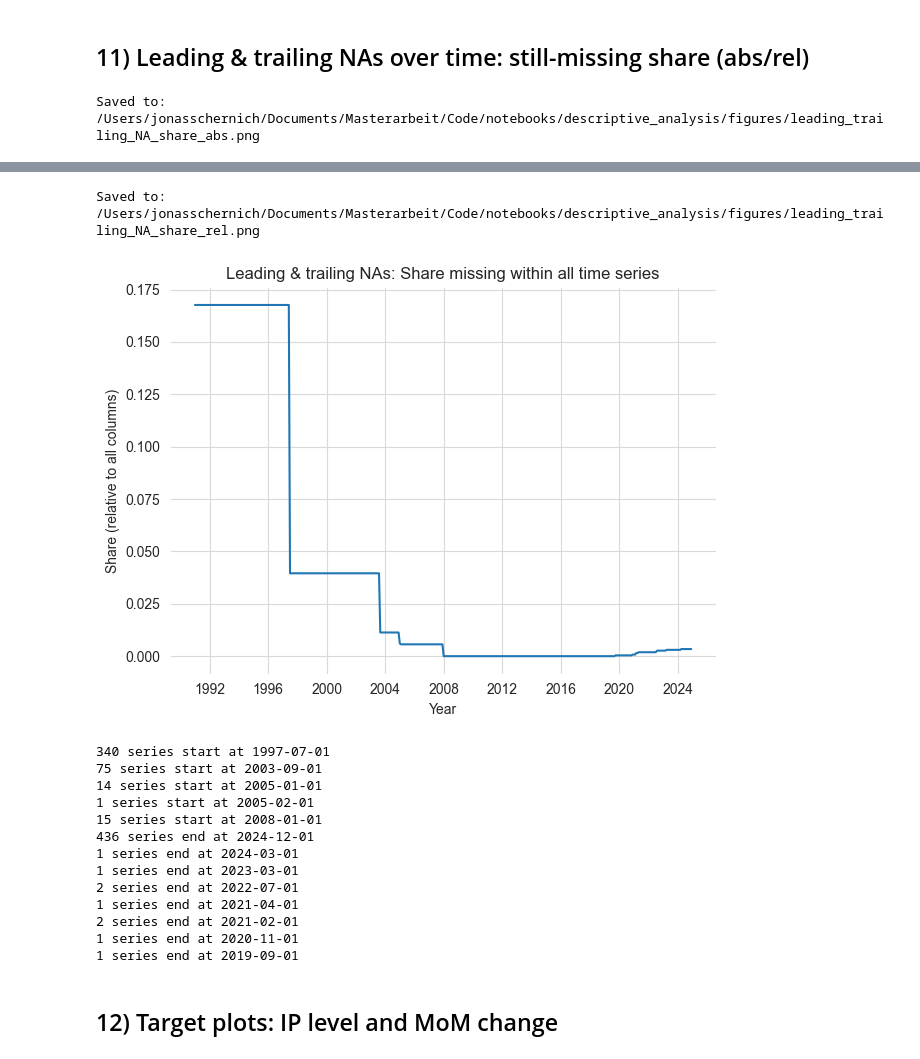
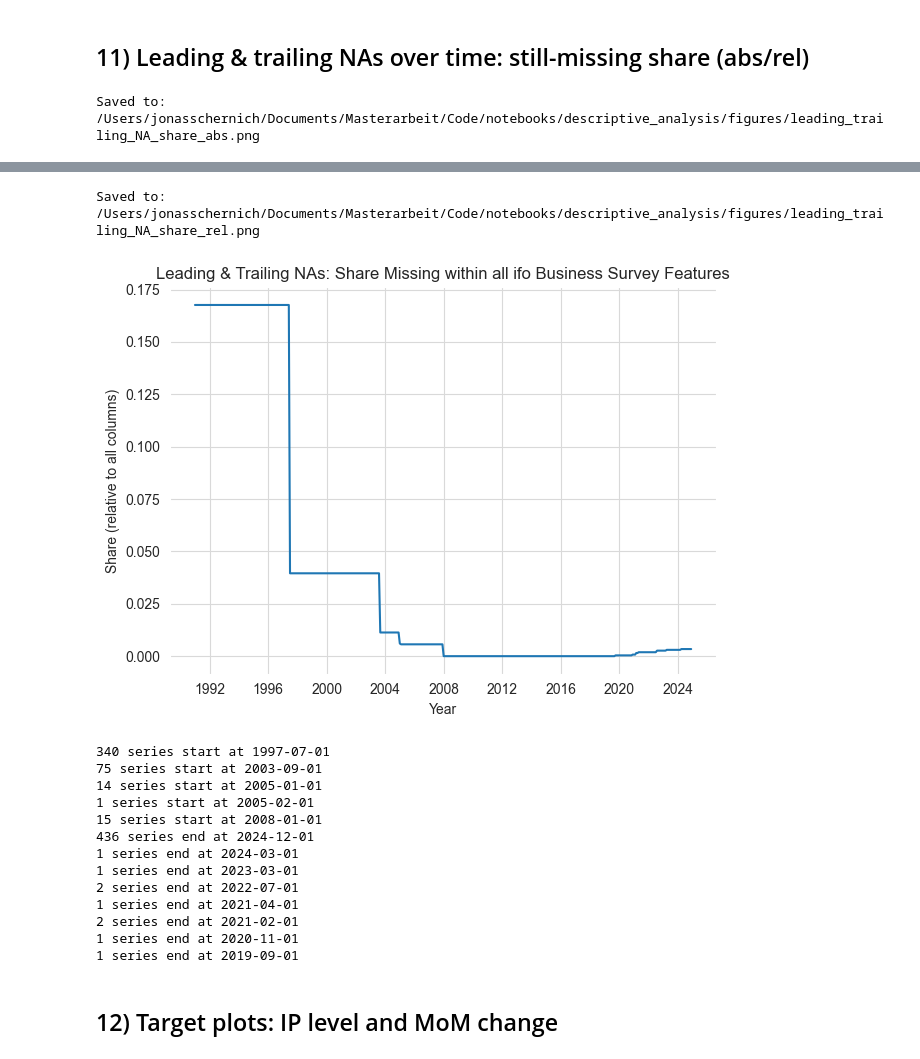
Before and after one commit to JonasSchernich/IndustrialProductionPred, a Jupyter notebook: notebooks/descriptive_analysis/analysis.ipynb, the cells around one changed output, grey strips where cells are left out. Drawn from its saved outputs; the diff is of its cells as text; code cells hidden in the pictures.

Commit message:
updated some plots

```diff
--- a/notebooks/descriptive_analysis/analysis.ipynb
+++ b/notebooks/descriptive_analysis/analysis.ipynb
@@ -639,7 +640,7 @@ else:
     plt.plot(X_full.index, abs_curve)
     plt.xlabel("Year")
     plt.ylabel("Share")
-    plt.title("Leading & trailing NAs: Share missing within leading-NA group")
+    plt.title("Leading & Trailing NAs: Share Missing within Leading-NA Group")
 
     ax.grid(True, color="0.85")
 
@@ -659,7 +660,7 @@ else:
     plt.plot(X_full.index, rel_curve)
     plt.xlabel("Year")
     plt.ylabel("Share (relative to all columns)")
-    plt.title("Leading & trailing NAs: Share missing within all time series")
+    plt.title("Leading & Trailing NAs: Share Missing within all ifo Business Survey Features")
 
     ax.grid(True, color="0.85")
 
@@ -684,5 +685,5 @@ Saved to: /Users/jonasschernich/Documents/Masterarbeit/Code/notebooks/descriptiv
 Saved to: /Users/jonasschernich/Documents/Masterarbeit/Code/notebooks/descriptive_analysis/figures/leading_trailing_NA_share_rel.png
-[figure, old version]
+[figure, new version]
 340 series start at 1997-07-01
 75 series start at 2003-09-01
 14 series start at 2005-01-01
```
Also changed, not shown: parts of 5 cells of this notebook, 29 other files.
